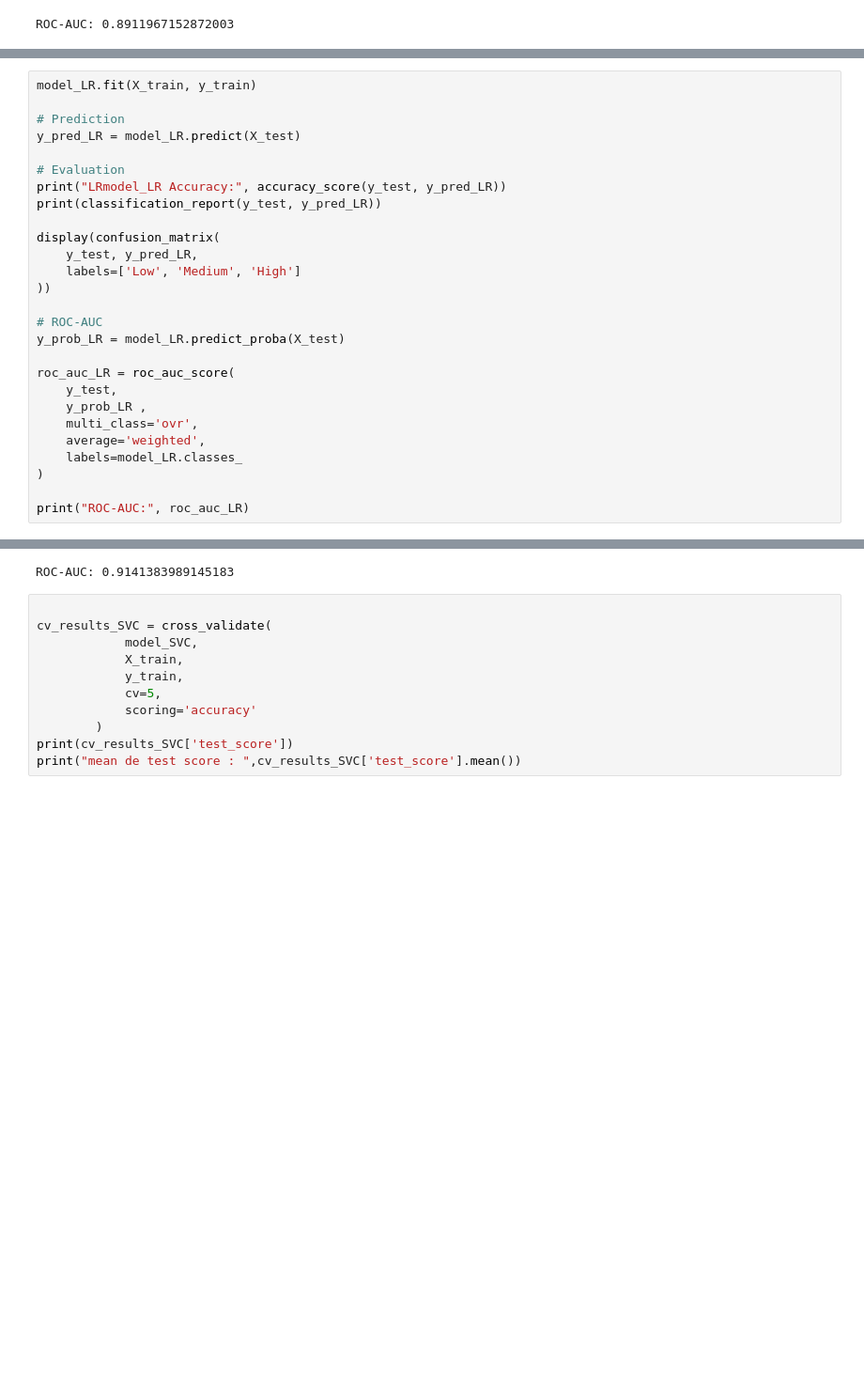
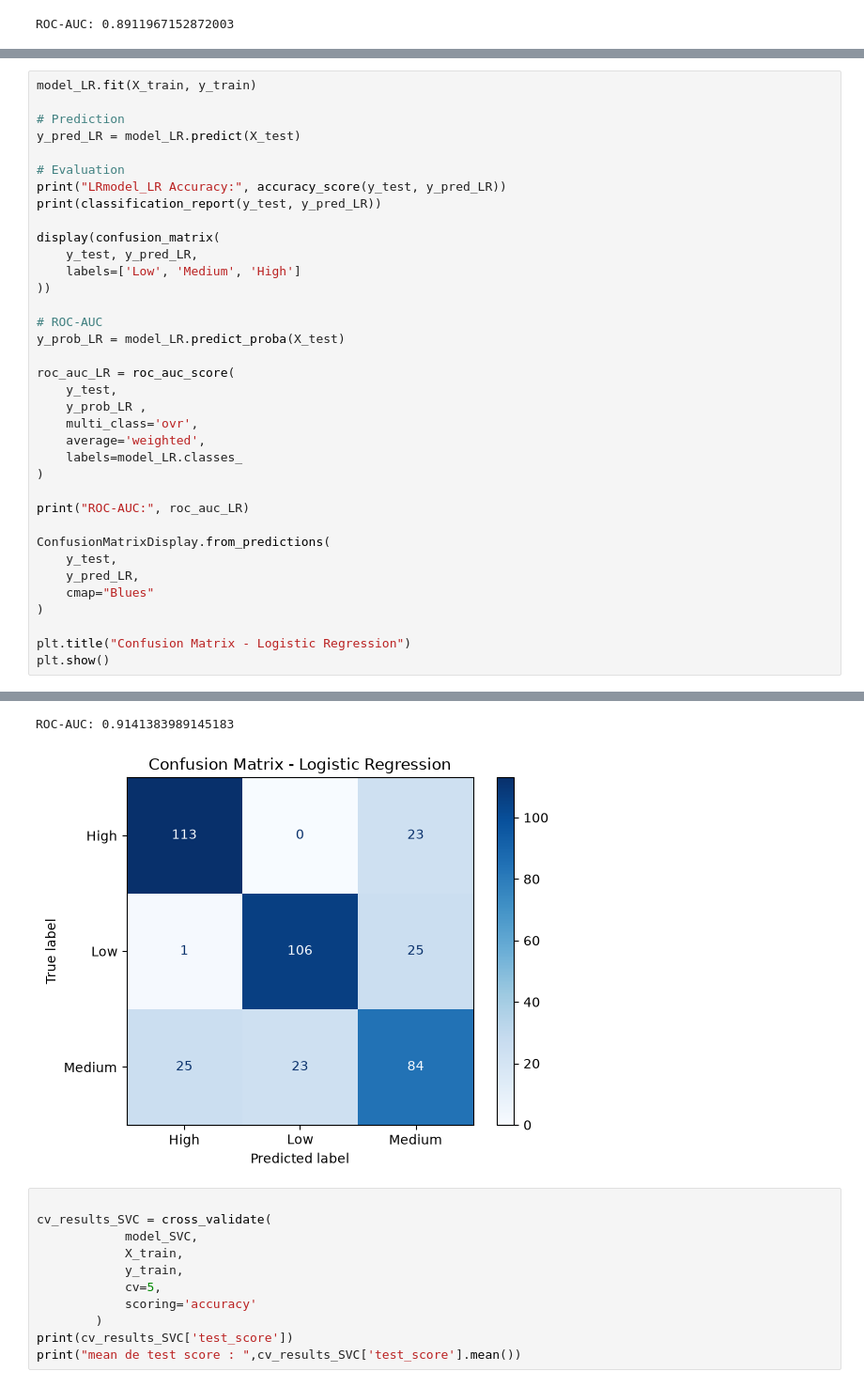
Before and after one commit to MohamedOuzzat/Jury_Blanc, a Jupyter notebook: notebooks/Jury_Blanc.ipynb, the cells around one changed output, grey strips where cells are left out. Shown at 94% size. Cells and saved outputs as stored; diff of their text form; blank space fills up the shorter version.

Commit message:
i finish the streamlit and i already add the logistic regression , now we have four models

```diff
--- a/notebooks/Jury_Blanc.ipynb
+++ b/notebooks/Jury_Blanc.ipynb
@@ -802,33 +826,43 @@ display(confusion_matrix(
     labels=['Low', 'Medium', 'High']
 ))
 
 # ROC-AUC
 y_prob_LR = model_LR.predict_proba(X_test)
 
 roc_auc_LR = roc_auc_score(
     y_test,
     y_prob_LR ,
     multi_class='ovr',
     average='weighted',
     labels=model_LR.classes_
 )
 
 print("ROC-AUC:", roc_auc_LR)
+
+ConfusionMatrixDisplay.from_predictions(
+    y_test,
+    y_pred_LR,
+    cmap="Blues"
+)
+
+plt.title("Confusion Matrix - Logistic Regression")
+plt.show()
 # %% [output]
 LRmodel_LR Accuracy: 0.7575
               precision    recall  f1-score   support
 
         High       0.81      0.83      0.82       136
          Low       0.82      0.80      0.81       132
       Medium       0.64      0.64      0.64       132
 
     accuracy                           0.76       400
    macro avg       0.76      0.76      0.76       400
 weighted avg       0.76      0.76      0.76       400
 array([[106,  25,   1],
        [ 23,  84,  25],
        [  0,  23, 113]])
 ROC-AUC: 0.9141383989145183
+[figure, added]
 # %%
 
 cv_results_SVC = cross_validate(
```
Also changed, not shown: parts of 7 cells of this notebook, 6 other files.
